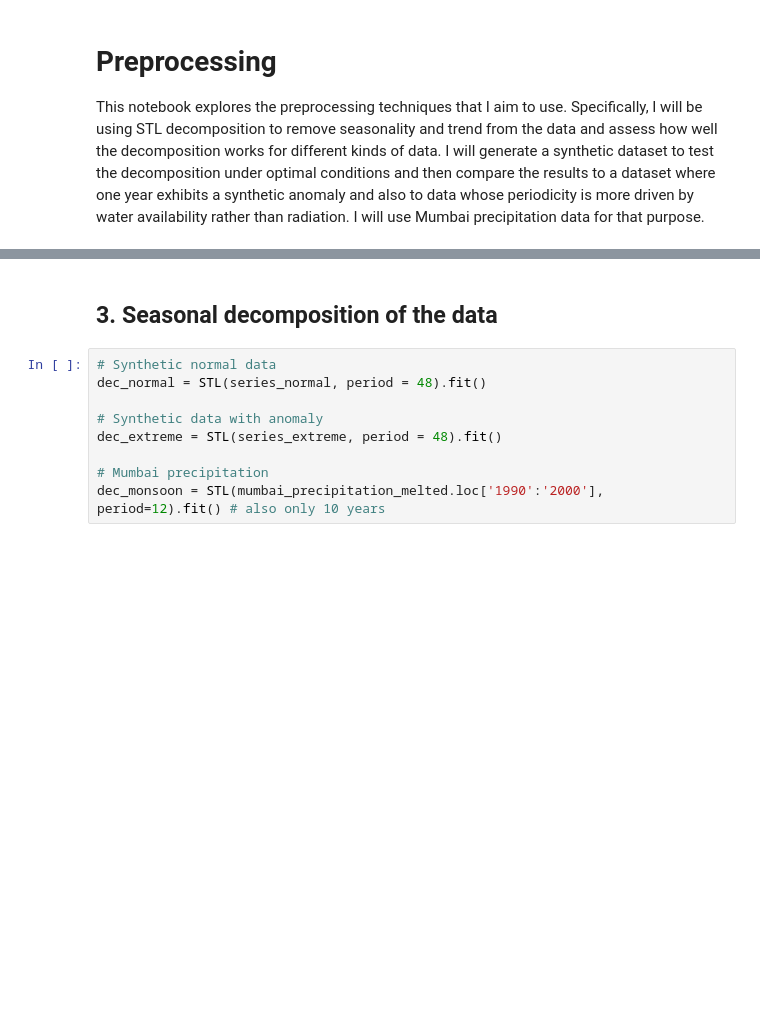
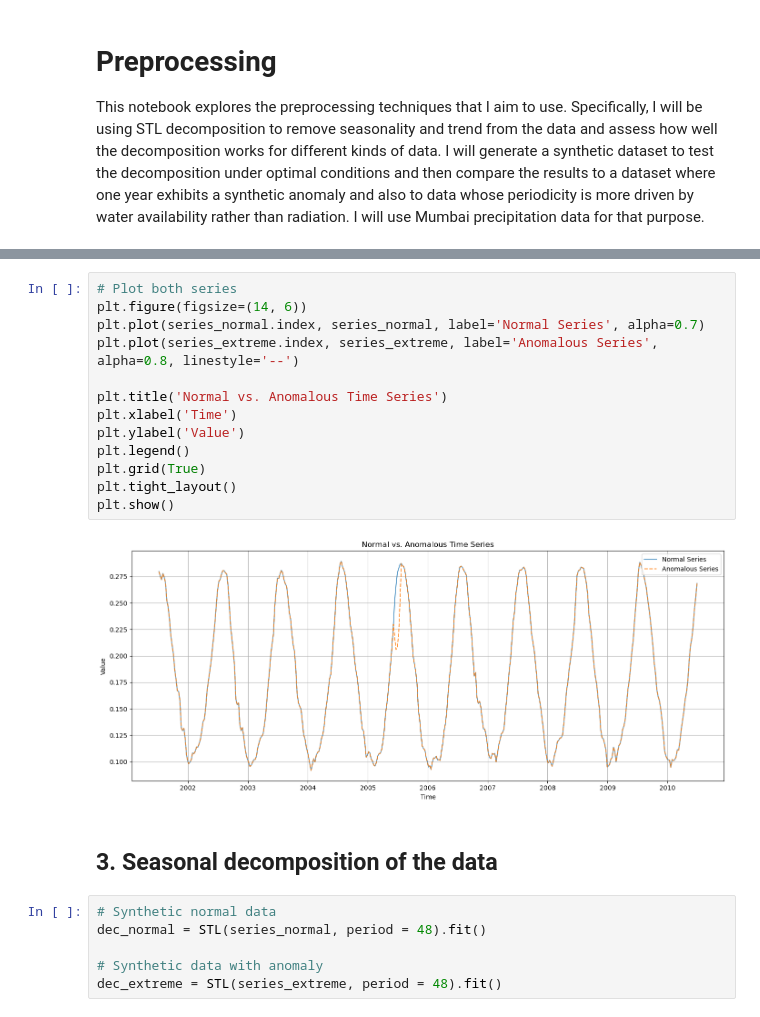
Before and after one commit to bgrandt/masters_thesis, a Jupyter notebook: 2_data_preprocessing.ipynb, the cells around one changed output, grey strips where cells are left out. Drawn from its saved outputs; the diff is of its cells as text; blank space fills up the shorter version.

```diff
--- a/2_data_preprocessing.ipynb
+++ b/2_data_preprocessing.ipynb
@@ -117,3 +130,18 @@ mumbai_precipitation_melted.plot()
+# %%
+# Plot both series
+plt.figure(figsize=(14, 6))
+plt.plot(series_normal.index, series_normal, label='Normal Series', alpha=0.7)
+plt.plot(series_extreme.index, series_extreme, label='Anomalous Series', alpha=0.8, linestyle='--')
+
+plt.title('Normal vs. Anomalous Time Series')
+plt.xlabel('Time')
+plt.ylabel('Value')
+plt.legend()
+plt.grid(True)
+plt.tight_layout()
+plt.show()
+# %% [output]
+[figure, added]
 # %% [markdown]
 ## 3. Seasonal decomposition of the data
 # %%
@@ -122,9 +150,6 @@ dec_normal = STL(series_normal, period = 48).fit()
 
 # Synthetic data with anomaly
 dec_extreme = STL(series_extreme, period = 48).fit()
-
-# Mumbai precipitation
-dec_monsoon = STL(mumbai_precipitation_melted.loc['1990':'2000'], period=12).fit() # also only 10 years
 # %%
 # Plot decompositions
 fig1 = dec_normal.plot()
```
Also changed, not shown: parts of 42 cells of this notebook, 5 other files.
